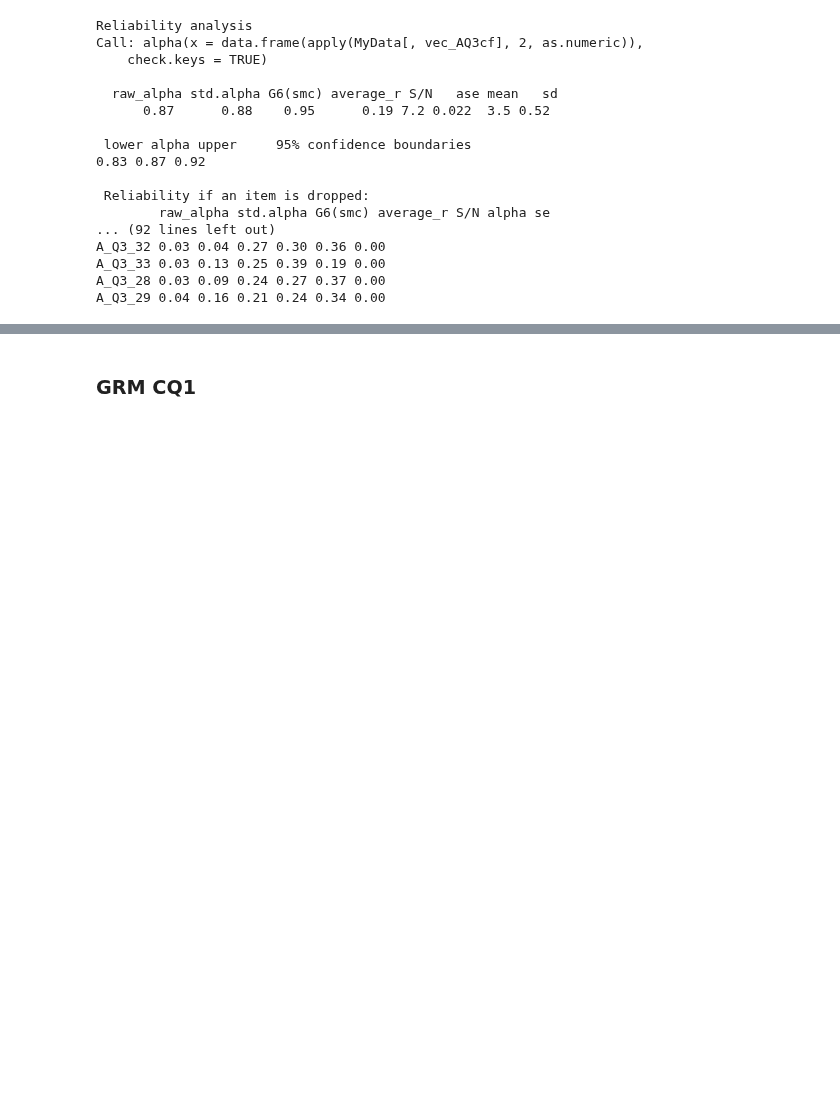
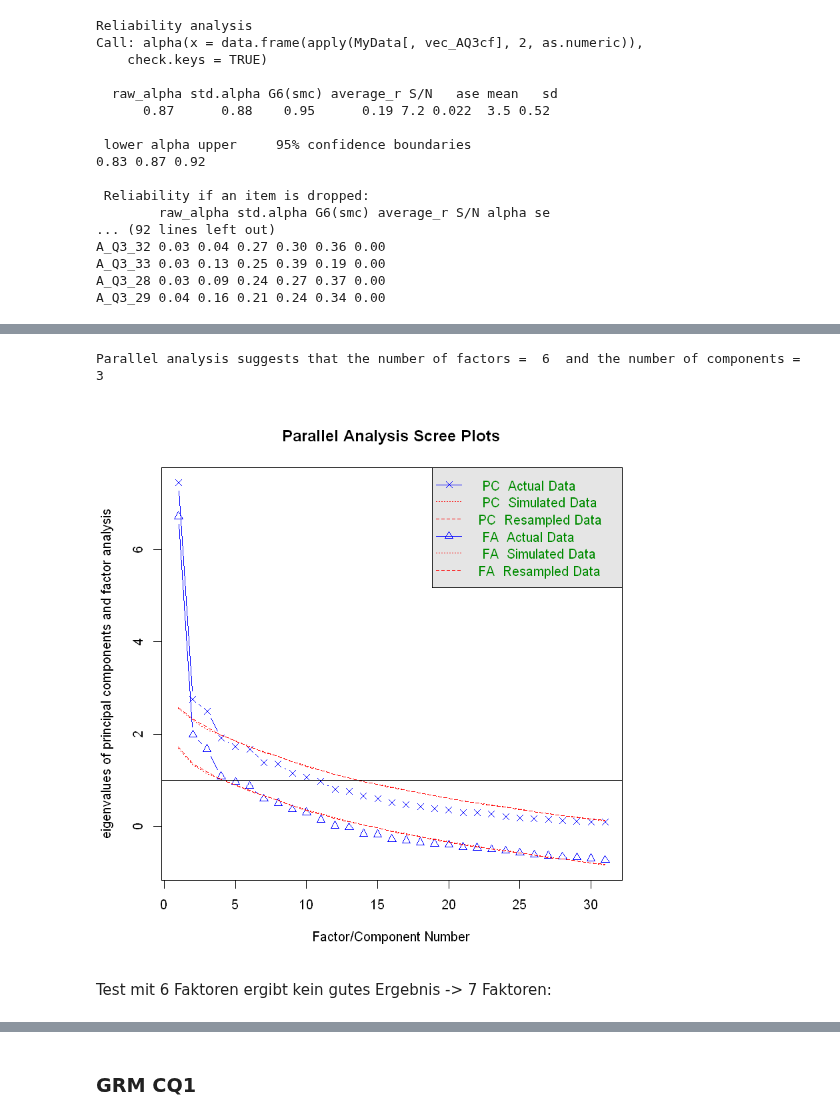
Before and after one commit to martinakienberger/Dissertation_LIS, a Jupyter notebook: IRT.ipynb, the cells around one changed output, grey strips where cells are left out. Saved outputs shown, nothing was run; the diff lists cells and outputs as text; code cells hidden in the pictures; blank space fills up the shorter version.

```diff
--- a/IRT.ipynb
+++ b/IRT.ipynb
@@ -963,0 +903,11 @@ A_Q3_29 0.04 0.16 0.21 0.24 0.34 0.00
+# %%
+items_CFA1 <- get_itemsCFA(c('A_Q3_4','A_Q3_27'),colnames(MyData)[vec_AQ3])
+# %%
+vec_AQ3cf1 <- match(items_CFA1,colnames(MyData))
+# %%
+items.parallel1 <- fa.parallel(convert_data(MyData,vec_AQ3cf1), fa="both")
+# %% [output]
+Parallel analysis suggests that the number of factors =  6  and the number of components =  3
+[figure, added]
+# %% [markdown]
+Test mit 6 Faktoren ergibt kein gutes Ergebnis -> 7 Faktoren:
```
Also changed, not shown: parts of 35 cells of this notebook.
